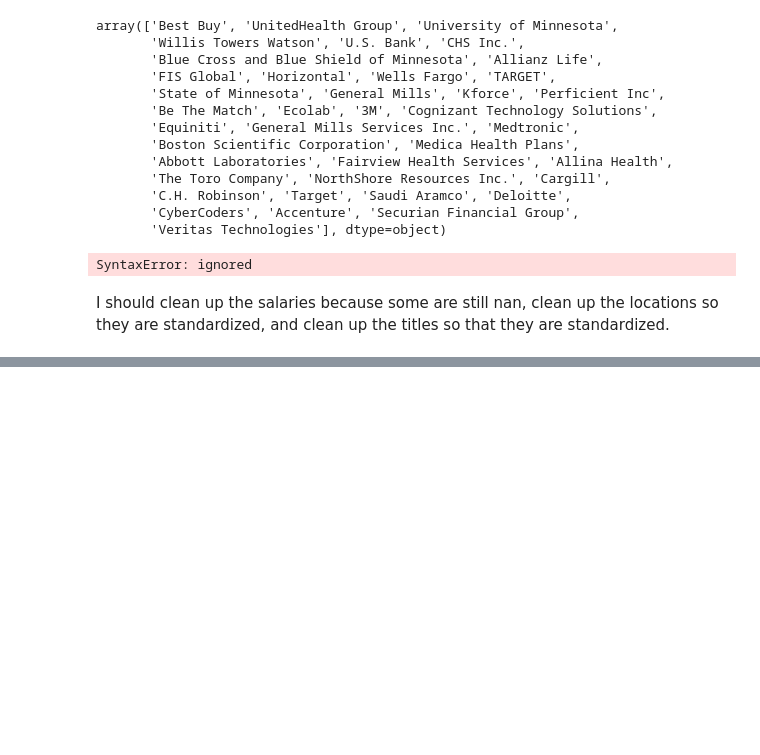
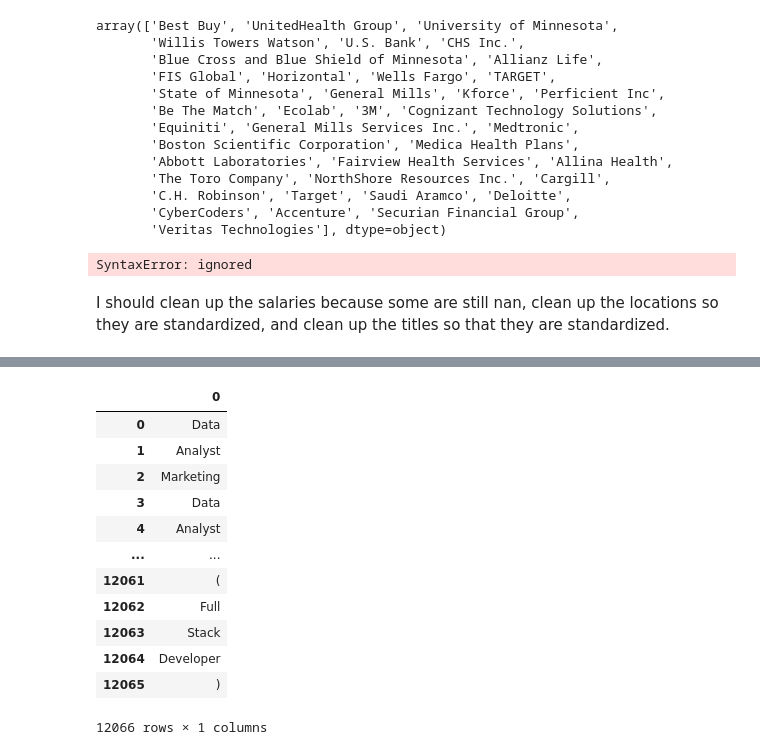
Before and after one commit to MikeDaBossss/Job_Board_scraper, a Jupyter notebook: simpyhired.ipynb, the cells around one changed output, grey strips where cells are left out. Saved outputs shown, nothing was run; the diff lists cells and outputs as text; code cells hidden in the pictures; blank space fills up the shorter version.

```diff
--- a/simpyhired.ipynb
+++ b/simpyhired.ipynb
@@ -653,0 +783,7 @@ I should clean up the salaries because some are still nan, clean up the location
+# %%
+words = []
+for title in jobs['Title']:
+  for word in word_tokenize(title):
+    words.append(word)
+word = pd.DataFrame(words)
+word[0].value_counts()[:100]
@@ -653,0 +855,23 @@ I should clean up the salaries because some are still nan, clean up the location
+# %%
+from nltk.stem import WordNetLemmatizer
+
+lemmatizer = WordNetLemmatizer()
+# %%
+lemmatized = []
+for worded in word[0]:
+  lemmatized.append(lemmatizer.lemmatize(worded))
+pd.DataFrame(lemmatized)
+# %% [output]
+|  | 0 |
+| 0 | Data |
+| 1 | Analyst |
+| 2 | Marketing |
+| 3 | Data |
+| 4 | Analyst |
+| ... | ... |
+| 12061 | ( |
+| 12062 | Full |
+| 12063 | Stack |
+| 12064 | Developer |
+| 12065 | ) |
+12066 rows × 1 columns
```
Also changed, not shown: parts of 18 cells of this notebook.
